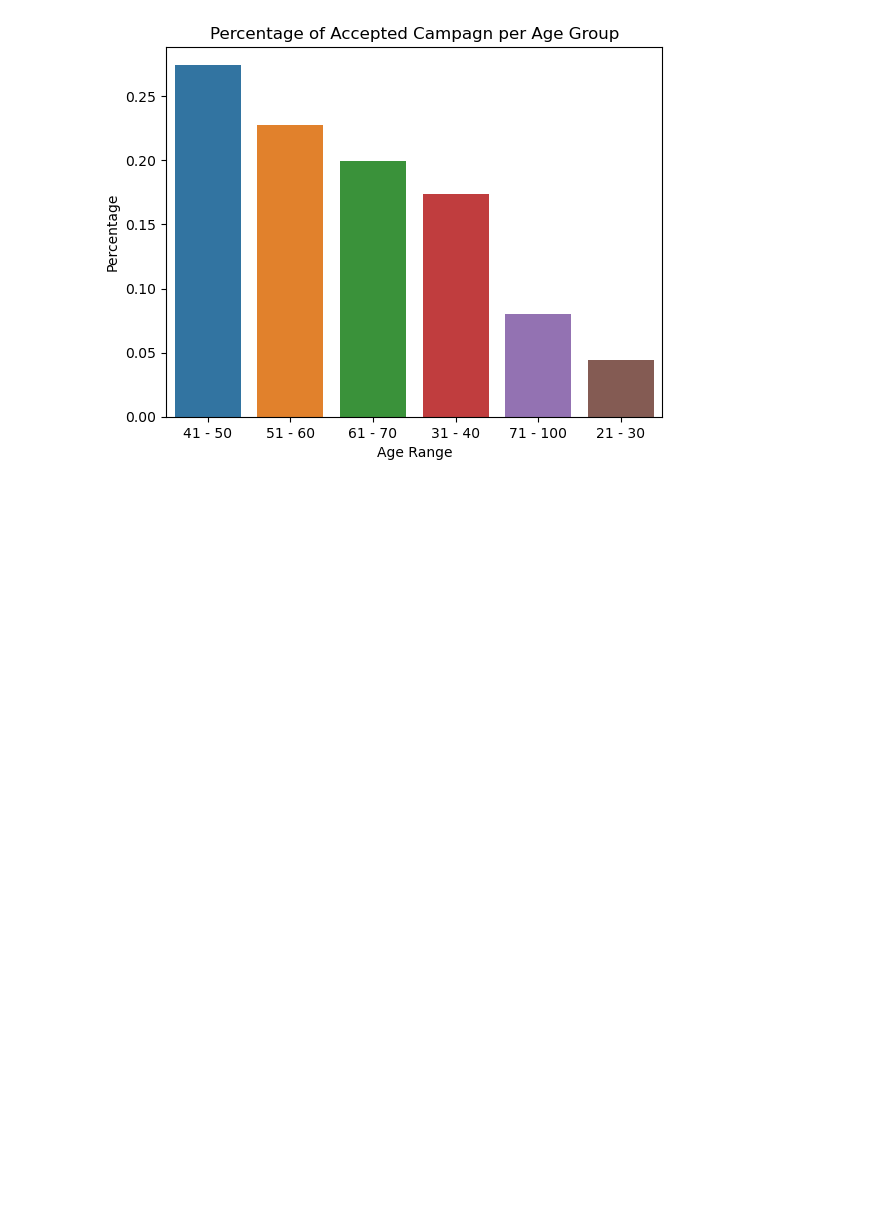
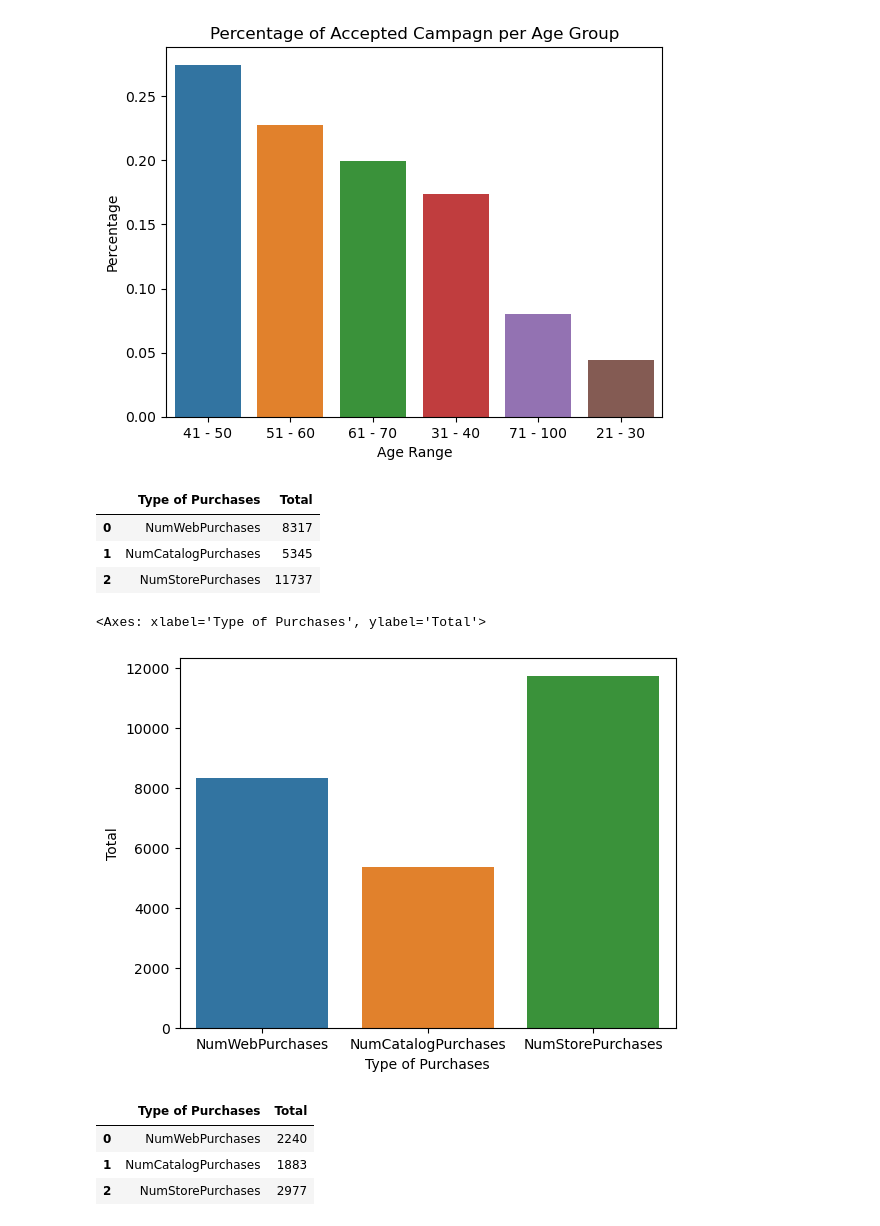
Before and after one commit to myngoc-trg/UFood-Marketing-Analyst-Project, a Jupyter notebook: scripts.ipynb, the cells around one changed output. Drawn from its saved outputs; the diff is of its cells as text; code cells hidden in the pictures; blank space fills up the shorter version.

```diff
--- a/scripts.ipynb
+++ b/scripts.ipynb
@@ -593,3 +607,30 @@ plt.show()
 [figure]
 # %%
 # Age segmentation: core audience for accepting campagins right now is 31-70, and they also spend the most
+# %%
+pur_total = pd.DataFrame(df[['NumWebPurchases', 'NumCatalogPurchases', 'NumStorePurchases']].sum(), columns = ['Total'])
+pur_total = pur_total.reset_index()
+pur_total = pur_total.rename(columns = {'index':'Type of Purchases'})
+pur_total
+# %% [output]
+|  | Type of Purchases | Total |
+| 0 | NumWebPurchases | 8317 |
+| 1 | NumCatalogPurchases | 5345 |
+| 2 | NumStorePurchases | 11737 |
+# %%
+sns.barplot(data = pur_total, x = 'Type of Purchases', y = 'Total')
+# Most people purchase in store then web then catalog as fewest
+# %% [output]
+<Axes: xlabel='Type of Purchases', ylabel='Total'>
+[figure, added]
+# %%
+pur_accp_total = pd.DataFrame(accepted_cmp[['NumWebPurchases', 'NumCatalogPurchases', 'NumStorePurchases']].sum(), columns = ['Total'])
+
+pur_accp_total = pur_accp_total.reset_index()
+pur_accp_total = pur_accp_total.rename(columns = {'index':'Type of Purchases'})
+pur_accp_total
+# %% [output]
+|  | Type of Purchases | Total |
+| 0 | NumWebPurchases | 2240 |
+| 1 | NumCatalogPurchases | 1883 |
+| 2 | NumStorePurchases | 2977 |
```
Also changed, not shown: parts of 18 cells of this notebook.
